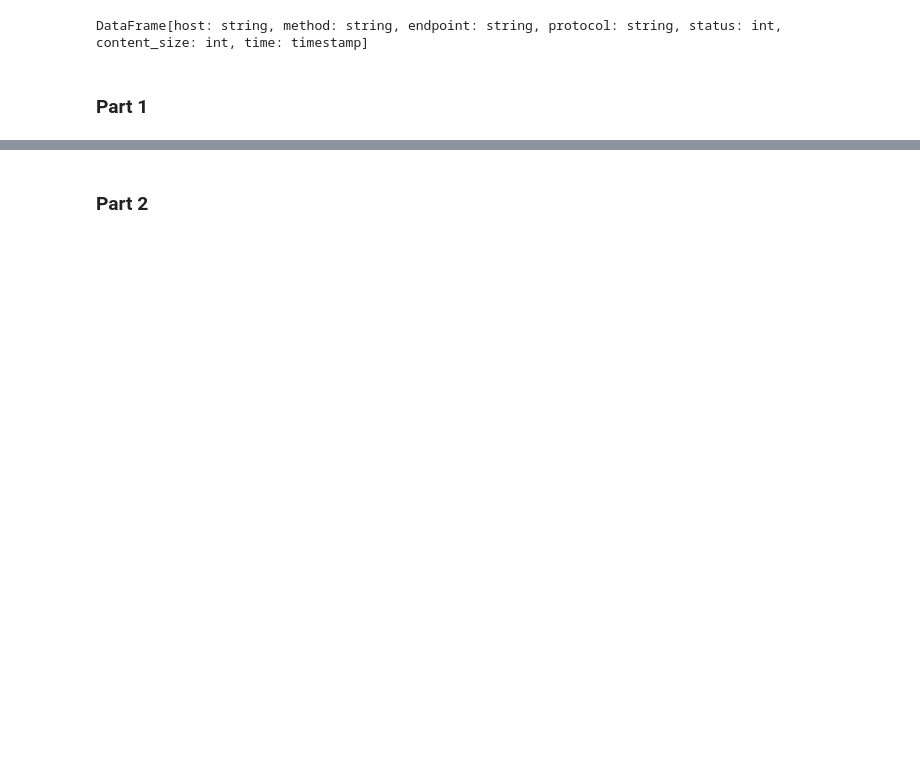
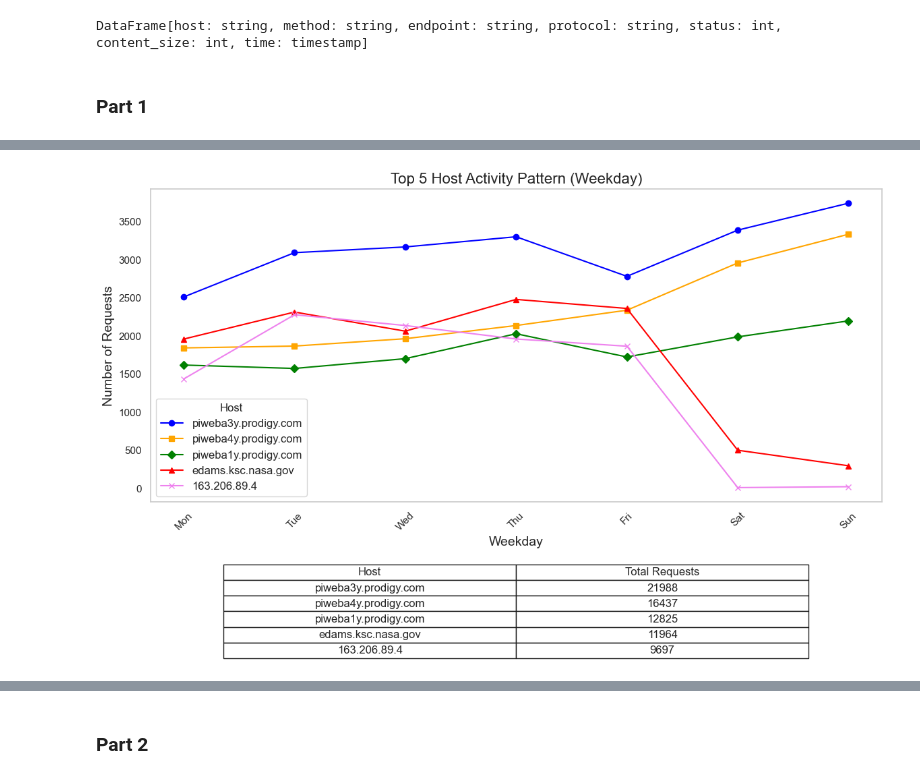
Before and after one commit to Schrrodinger/Server-Log-Analysis-with-NASA-HTTP-Dataset, a Jupyter notebook: visual.ipynb, the cells around one changed output, grey strips where cells are left out. Drawn from its saved outputs; the diff is of its cells as text; code cells hidden in the pictures; blank space fills up the shorter version.

```diff
--- a/visual.ipynb
+++ b/visual.ipynb
@@ -35,5 +26,5 @@ Files access_log_Jul95.txt and access_log_Aug95.txt have been combined into acce
 # %%
-base_df = spark.read.text("access_log_JulAug_95.txt")
+base_df = spark.read.text("access_log_JulAug_95")
 base_df.printSchema()
 # %% [output]
 root
@@ -388,18 +180,0 @@ host_activity_pd = host_activity.toPandas()
-# %%
-# Select top 3 hosts by activity for line chart (adjust as needed)
-top_hosts = host_activity_pd.groupby('host')['count'].sum().nlargest(3).index
-top_hosts_data = host_activity_pd[host_activity_pd['host'].isin(top_hosts)]
-
-# Plot each host's activity over time
-plt.figure(figsize=(14, 8))
-for host in top_hosts:
-    host_data = top_hosts_data[top_hosts_data['host'] == host]
-    plt.plot(host_data['date' if time_interval == "Daily" else 'week'], host_data['count'], label=host)
-
-plt.title(f"Top 3 Host Activity Pattern ({time_interval})")
-plt.xlabel("Date" if time_interval == "Daily" else "Week")
-plt.ylabel("Number of Requests")
-plt.legend(title="Host")
-plt.xticks(rotation=45)
-plt.grid()
-plt.show()
@@ -407,0 +181,72 @@ plt.show()
+# %%
+from pyspark.sql import functions as F
+import matplotlib.pyplot as plt
+import pandas as pd
+
+# Add a 'weekday' column to the DataFrame
+logs_df = logs_df.withColumn('weekday', F.date_format('time', 'E'))  # 'E' gives abbreviated day name
+
+# Group by 'weekday' and 'host' to count requests
+host_activity_weekday = logs_df.groupBy('weekday', 'host').count()
+
+# Get the top 5 hosts based on total activity during weekdays
+top_hosts = host_activity_weekday.groupBy('host').agg(F.sum('count').alias('total_requests')) \
+                                   .orderBy('total_requests', ascending=False) \
+                                   .limit(5)
+
+# Get the top 5 hosts for plotting
+top_5_hosts = top_hosts.limit(5).toPandas()
+
+# Prepare data for plotting
+host_activity_weekday_pd = host_activity_weekday.toPandas()
+top_5_hosts_data = host_activity_weekday_pd[host_activity_weekday_pd['host'].isin(top_5_hosts['host'])]
+
+# Define the custom order for weekdays
+weekday_order = ['Mon', 'Tue', 'Wed', 'Thu', 'Fri', 'Sat', 'Sun']
+
+# Convert 'weekday' to a categorical type with the defined order
+top_5_hosts_data['weekday'] = pd.Categorical(top_5_hosts_data['weekday'], categories=weekday_order, ordered=True)
+
+# Sort the data by weekday
+top_5_hosts_data = top_5_hosts_data.sort_values('weekday')
+
+# Step 2: Plot the Data
+
+# Create the figure and axis
+plt.figure(figsize=(14, 8))
+
+# Define colors and markers for different hosts
+colors = ['blue', 'orange', 'green', 'red', 'violet']
+markers = ['o', 's', 'D', '^', 'x']  # Circle, Square, Diamond, Triangle, X
+
+# Plot each host's activity over weekdays
+for i, host in enumerate(top_5_hosts['host']):
+    host_data = top_5_hosts_data[top_5_hosts_data['host'] == host]
+    plt.plot(host_data['weekday'], host_data['count'], label=host, color=colors[i], marker=markers[i])
+
+# Add titles and labels
+plt.title("Top 5 Host Activity Pattern (Weekday)", fontsize=16)
+plt.xlabel("Weekday", fontsize=14)
+plt.ylabel("Number of Requests", fontsize=14)
+plt.legend(title="Host", fontsize=12)
+plt.xticks(rotation=45)
+plt.grid()
+
+# Create a table below the plot for the top 5 hosts
+top_5_hosts_pd = top_hosts.toPandas()
+table_data = [
+    ['Host', 'Total Requests'],
+] + top_5_hosts_pd.values.tolist()
+
+# Create a table
+table = plt.table(cellText=table_data, colLabels=None, cellLoc='center', loc='bottom', bbox=[0.1, -0.5, 0.8, 0.3])
+table.auto_set_font_size(False)
+table.set_fontsize(12)
+table.scale(1.2, 1.2)
+
+# Adjust layout to make room for the table
+plt.subplots_adjust(bottom=0.3)
+
+# Show the plot
+plt.show()
+# %% [output]
@@ -407,0 +258 @@ plt.show()
+[figure, added]
```
Also changed, not shown: parts of 53 cells of this notebook.
